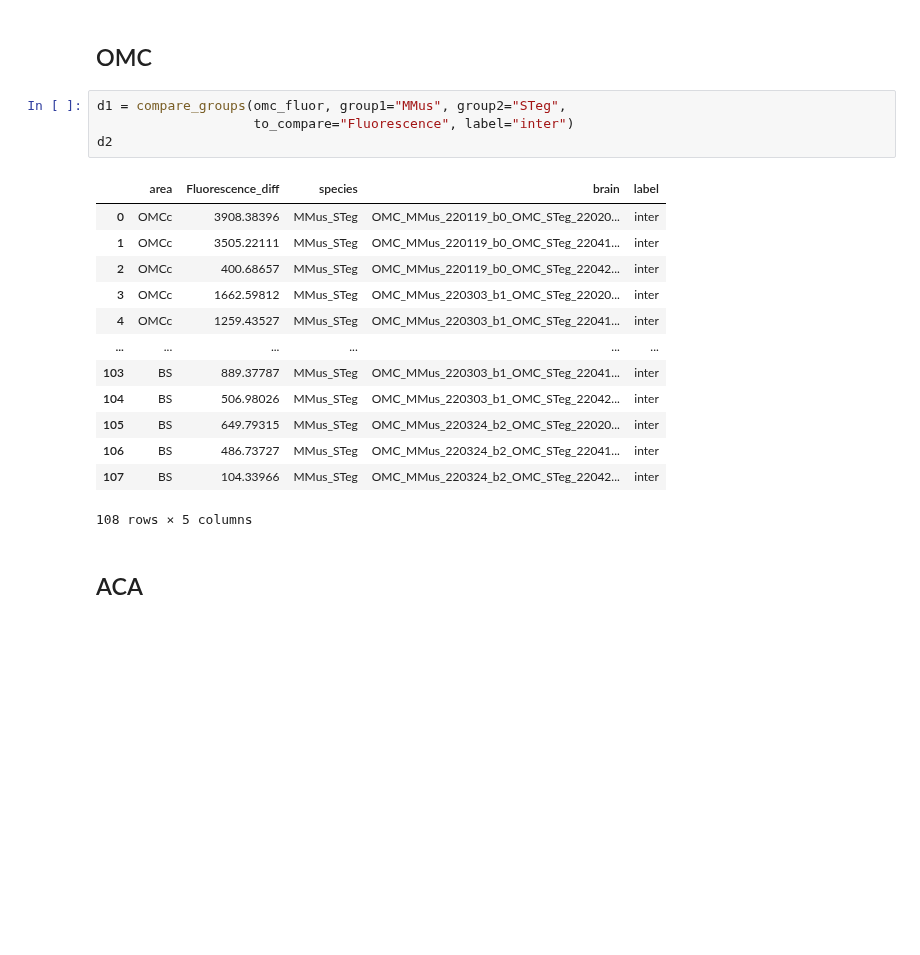
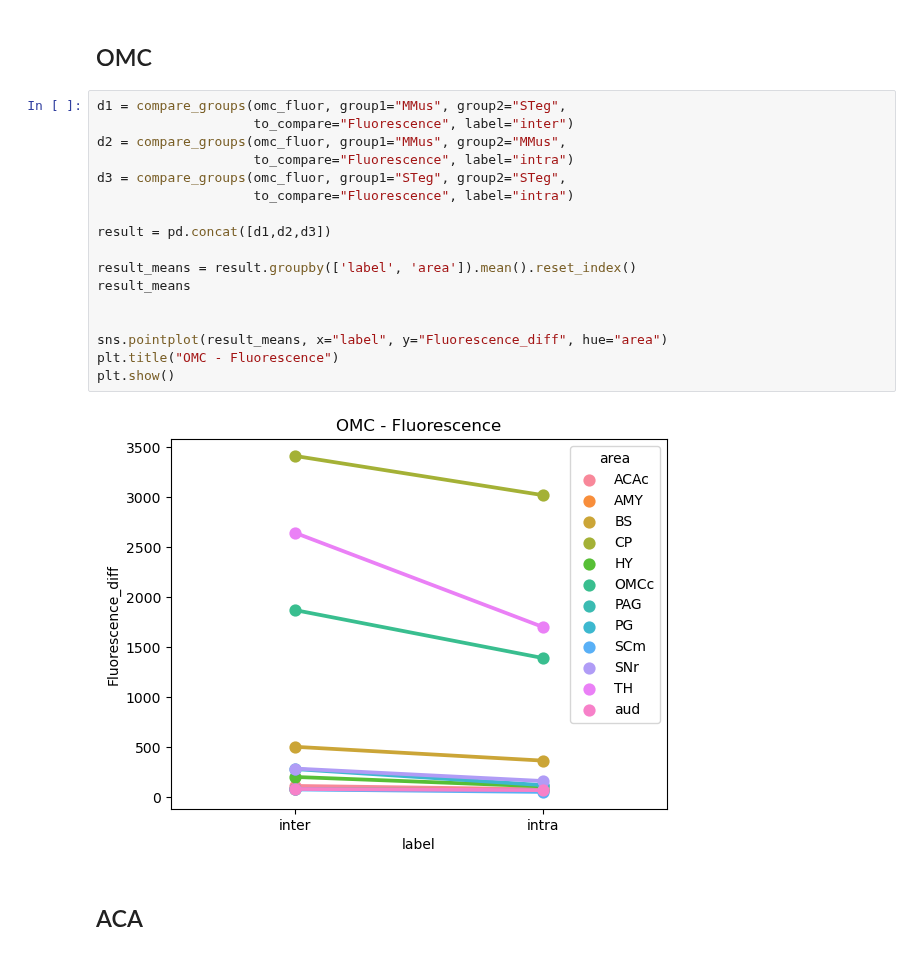
Before and after one commit to eisko/STP_analysis, a Jupyter notebook: quant_fluor_individ_2.ipynb, the cells around one changed output. Drawn from its saved outputs; the diff is of its cells as text; blank space fills up the shorter version.

```diff
--- a/quant_fluor_individ_2.ipynb
+++ b/quant_fluor_individ_2.ipynb
@@ -232,23 +308,24 @@ See the caveats in the documentation: https://pandas.pydata.org/pandas-docs/stab
 - should see that b/w species (inter) diff are larger that within species (intra) diff
 # %% [markdown]
 ## OMC
-# %%
-d1 = compare_groups(omc_fluor, group1="MMus", group2="STeg",
-                    to_compare="Fluorescence", label="inter")
-d2
-# %% [output]
-|  | area | Fluorescence_diff | species | brain | label |
-| 0 | OMCc | 3908.38396 | MMus_STeg | OMC_MMus_220119_b0_OMC_STeg_22020... | inter |
-| 1 | OMCc | 3505.22111 | MMus_STeg | OMC_MMus_220119_b0_OMC_STeg_22041... | inter |
-| 2 | OMCc | 400.68657 | MMus_STeg | OMC_MMus_220119_b0_OMC_STeg_22042... | inter |
-| 3 | OMCc | 1662.59812 | MMus_STeg | OMC_MMus_220303_b1_OMC_STeg_22020... | inter |
-| 4 | OMCc | 1259.43527 | MMus_STeg | OMC_MMus_220303_b1_OMC_STeg_22041... | inter |
-| ... | ... | ... | ... | ... | ... |
-| 103 | BS | 889.37787 | MMus_STeg | OMC_MMus_220303_b1_OMC_STeg_22041... | inter |
-| 104 | BS | 506.98026 | MMus_STeg | OMC_MMus_220303_b1_OMC_STeg_22042... | inter |
-| 105 | BS | 649.79315 | MMus_STeg | OMC_MMus_220324_b2_OMC_STeg_22020... | inter |
-| 106 | BS | 486.73727 | MMus_STeg | OMC_MMus_220324_b2_OMC_STeg_22041... | inter |
-| 107 | BS | 104.33966 | MMus_STeg | OMC_MMus_220324_b2_OMC_STeg_22042... | inter |
-108 rows × 5 columns
+# %%
+d1 = compare_groups(omc_fluor, group1="MMus", group2="STeg",
+                    to_compare="Fluorescence", label="inter")
+d2 = compare_groups(omc_fluor, group1="MMus", group2="MMus",
+                    to_compare="Fluorescence", label="intra")
+d3 = compare_groups(omc_fluor, group1="STeg", group2="STeg",
+                    to_compare="Fluorescence", label="intra")
+
+result = pd.concat([d1,d2,d3])
+
+result_means = result.groupby(['label', 'area']).mean().reset_index()
+result_means
+
+
+sns.pointplot(result_means, x="label", y="Fluorescence_diff", hue="area")
+plt.title("OMC - Fluorescence")
+plt.show()
+# %% [output]
+[figure, added]
 # %% [markdown]
 ## ACA
```
Also changed, not shown: parts of 8 cells of this notebook, 2 other files.
